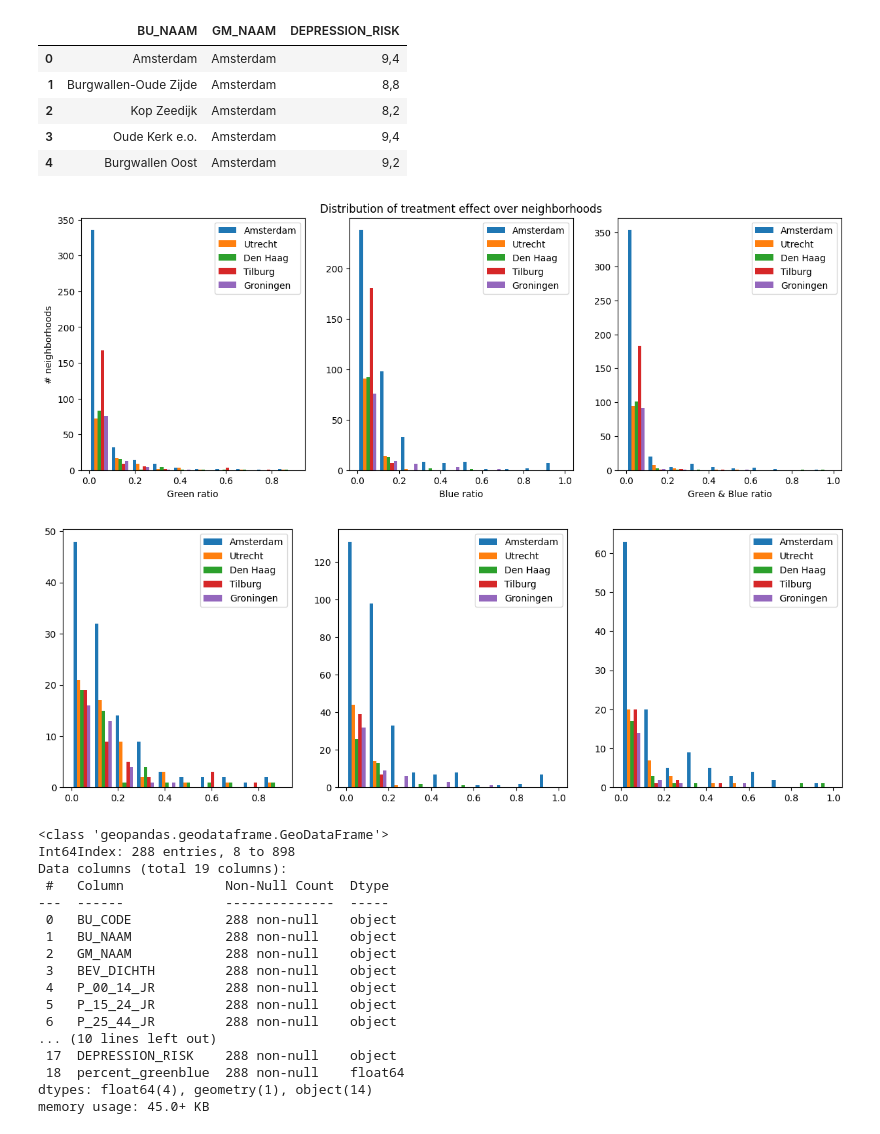
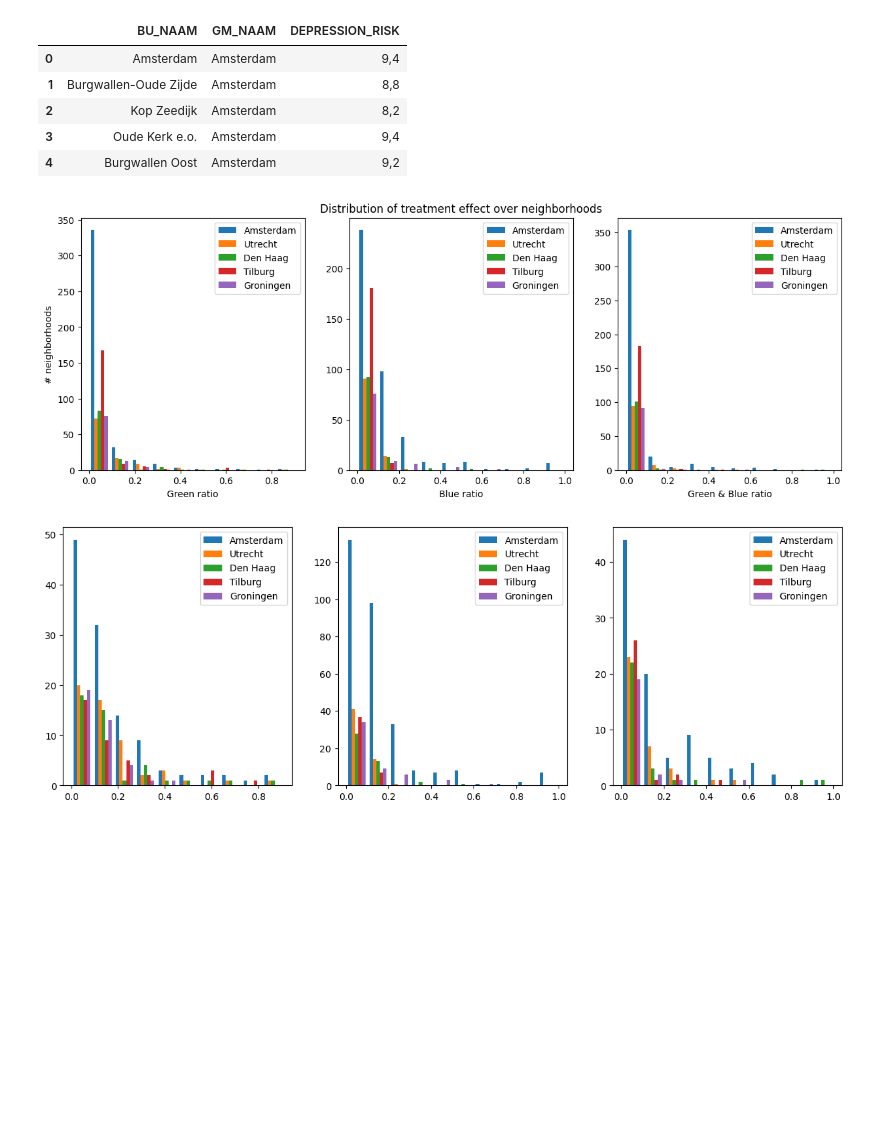
Before and after one commit to LeviPeeters/UC_Project, a Jupyter notebook: DataPreparation.ipynb, the cells around one changed output. Drawn from its saved outputs; the diff is of its cells as text; code cells hidden in the pictures; blank space fills up the shorter version.

Commit message:
Add more plots and fix a bug

```diff
--- a/DataPreparation.ipynb
+++ b/DataPreparation.ipynb
@@ -158,8 +193,15 @@ Name: GM_NAAM, dtype: int64
 # %%
-# Set the correct crs
-gdf.set_crs(crs_geographical, inplace=True, allow_override=True)
-gdf_blue.set_crs(crs_geographical, inplace=True, allow_override=True)
-gdf_green.set_crs(crs_geographical, inplace=True, allow_override=True)
+gdf.to_crs(crs_geographical, inplace=True)
+gdf_blue.to_crs(crs_geographical, inplace=True)
+gdf_green.to_crs(crs_geographical, inplace=True)
+
+print(gdf.crs)
+print(gdf_blue.crs)
+print(gdf_green.crs)
+
+print(gdf.head(1)["geometry"])
+print(gdf_blue.head(1)["geometry"])
+print(gdf_green.head(1)["geometry"])
 
 # Visualise some information
 gdf.info()
@@ -192,8 +237,6 @@ Name: GM_NAAM, dtype: int64
 # %%
 # Visualise the blue- and greenspace
-
 fig, axes = plt.subplots(1, 5, figsize=(25,5))
-labels = ["Amsterdam", "Utrecht", "Tilburg", "Groningen", "Den Haag"]
 for i in range(5):
     ax = axes[i]
     label = labels[i]
@@ -208,7 +251,6 @@ for i in range(5):
 
 fig.tight_layout()
 plt.savefig("Bluespace.png", dpi=300)
-# plt.show()
 plt.clf()
 
 fig, axes = plt.subplots(1, 5, figsize=(25,5))
@@ -226,6 +268,23 @@ for i in range(5):
 
 fig.tight_layout()
 plt.savefig("Greenspace.png", dpi=300)
-# plt.show()
 plt.clf()
+
+fig, axes = plt.subplots(1, 5, figsize=(25,5))
+for i in range(5):
+    ax = axes[i]
+    label = labels[i]
+    gdf[gdf["GM_NAAM"] == label].plot(ax=ax, color="grey")
+    gdf_green[gdf_green["GM_NAAM"] == label].plot(ax=ax, color="Green")
+    gdf_blue[gdf_blue["GM_NAAM"] == label].plot(ax=ax, color="blue")
+    bounds = gdf[gdf["GM_NAAM"] == label].total_bounds
+    ax.set_xlim(bounds[0], bounds[2])
+    ax.set_ylim(bounds[1], bounds[3])
+    ax.set_xlabel("Long")
+    ax.set_ylabel("Lat")
+    ax.set_title(f"Blue- and greenspace in {label}")
+
+fig.tight_layout()
+plt.savefig("Bluegreenspace.png", dpi=300)
+plt.clf()
 # %% [output]
@@ -433,7 +450,6 @@ gdf["percent_greenblue"] = (gdf["percent_greenblue"] - gdf["percent_greenblue"].
 nbins = 10
 
 # Visualise the distibution of green- and bluespace
-# TODO: Make this look nice
 fig, (ax1, ax2, ax3) = plt.subplots(1,3,figsize=(15,5))
 labels = ["Amsterdam", "Utrecht", "Den Haag", "Tilburg", "Groningen"]
 
@@ -461,59 +477,41 @@ ax3.legend()
 
 ax2.set_title("Distribution of treatment effect over neighborhoods")
 plt.show()
+
+
 drop_frac = 0.9
 
 gdf_more_green = gdf.drop(gdf[gdf["percent_green"] < 0.05].sample(frac = drop_frac).index).dropna()
 gdf_more_blue = gdf.drop(gdf[gdf["percent_blue"] < 0.05].sample(frac = drop_frac).index).dropna()
 gdf_more_greenblue = gdf.drop(gdf[gdf["percent_greenblue"] < 0.05].sample(frac = drop_frac).index).dropna()
 
 
-# Visualise the distibution of green- and bluespace
-# TODO: Make this look nice
+# Visualise the distibution of green- and bluespace when many low neighborhoods are omitted
 fig, (ax1, ax2, ax3) = plt.subplots(1,3,figsize=(15,5))
 labels = ["Amsterdam", "Utrecht", "Den Haag", "Tilburg", "Groningen"]
 
 to_plot = []
 for label in labels:
     to_plot.append(gdf_more_green[gdf_more_green["GM_NAAM"] == label]["percent_green"])
 ax1.hist(to_plot, bins=nbins, histtype="bar", label=labels)
 ax1.legend()
 
 to_plot = []
 for label in labels:
     to_plot.append(gdf_more_blue[gdf_more_blue["GM_NAAM"] == label]["percent_blue"])
 ax2.hist(to_plot, bins=nbins, histtype="bar", label=labels)
 ax2.legend()
 
 to_plot = []
 for label in labels:
     to_plot.append(gdf_more_greenblue[gdf_more_greenblue["GM_NAAM"] == label]["percent_greenblue"])
 ax3.hist(to_plot, bins=nbins, histtype="bar", label=labels)
 ax3.legend()
 
 plt.show()
-
-gdf_more_green.info()
 # %% [output]
 [figure]
-[figure, old version]
+[figure, new version]
-<class 'geopandas.geodataframe.GeoDataFrame'>
-Int64Index: 288 entries, 8 to 898
-Data columns (total 19 columns):
- #   Column             Non-Null Count  Dtype
----  ------             --------------  -----
- 0   BU_CODE            288 non-null    object
- 1   BU_NAAM            288 non-null    object
- 2   GM_NAAM            288 non-null    object
- 3   BEV_DICHTH         288 non-null    object
- 4   P_00_14_JR         288 non-null    object
- 5   P_15_24_JR         288 non-null    object
- 6   P_25_44_JR         288 non-null    object
-... (10 lines left out)
- 17  DEPRESSION_RISK    288 non-null    object
- 18  percent_greenblue  288 non-null    float64
-dtypes: float64(4), geometry(1), object(14)
-memory usage: 45.0+ KB
 # %%
 gdf = gdf.drop(gdf[gdf["DEPRESSION_RISK"]=="."].index).dropna("index")
 
```
Also changed, not shown: parts of 14 cells of this notebook.
